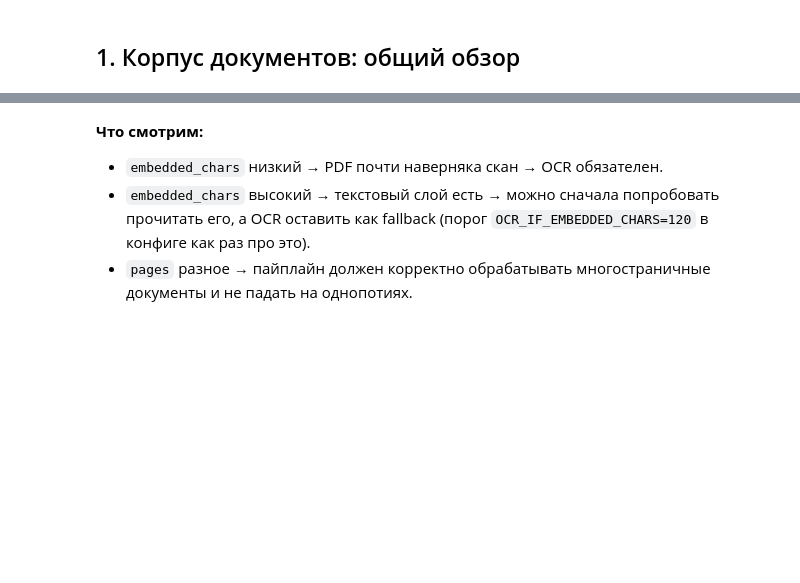
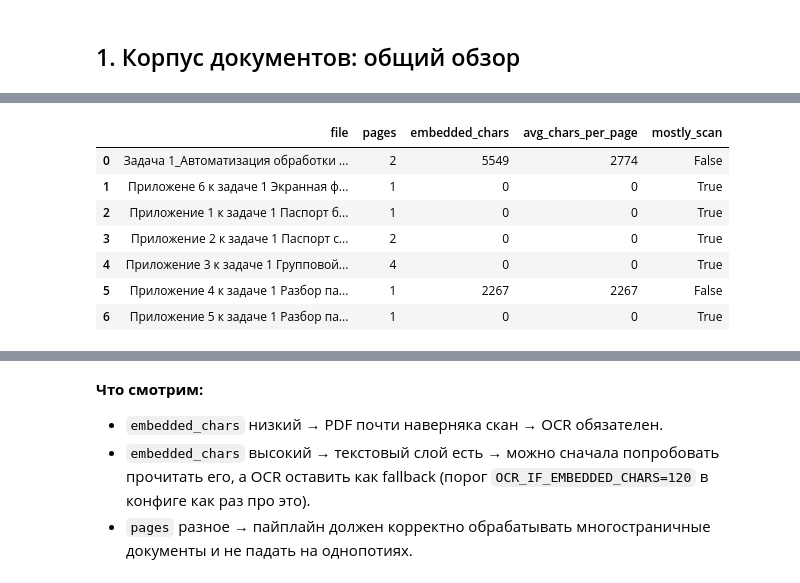
Before and after one commit to GrafZLaa/aie_project_Bukhna, a Jupyter notebook: project/notebooks/01_eda.ipynb, the cells around one changed output, grey strips where cells are left out. Cells and saved outputs as stored; diff of their text form; code cells hidden in the pictures; blank space fills up the shorter version.

```diff
--- a/project/notebooks/01_eda.ipynb
+++ b/project/notebooks/01_eda.ipynb
@@ -39,19 +82,30 @@ for d in docs:
 # %%
 import fitz  # PyMuPDF
+
+OCR_THRESHOLD = 120  # из конфига: OCR_IF_EMBEDDED_CHARS
 
 rows = []
 for path in docs:
     pdf = fitz.open(str(path))
     pages = pdf.page_count
     embedded_chars = sum(len((pdf[i].get_text('text') or '').strip()) for i in range(pages))
     pdf.close()
     rows.append({
         'file': path.name,
         'pages': pages,
         'embedded_chars': embedded_chars,
         'avg_chars_per_page': embedded_chars // max(1, pages),
-        'mostly_scan': embedded_chars < 120 * pages,
+        'mostly_scan': embedded_chars < OCR_THRESHOLD * pages,
     })
 
-for r in rows:
-    print(r)
+structure_df = pd.DataFrame(rows)
+structure_df
+# %% [output]
+|  | file | pages | embedded_chars | avg_chars_per_page | mostly_scan |
+| 0 | Задача 1_Автоматизация обработки ... | 2 | 5549 | 2774 | False |
+| 1 | Приложене 6 к задаче 1 Экранная ф... | 1 | 0 | 0 | True |
+| 2 | Приложение 1 к задаче 1 Паспорт б... | 1 | 0 | 0 | True |
+| 3 | Приложение 2 к задаче 1 Паспорт с... | 2 | 0 | 0 | True |
+| 4 | Приложение 3 к задаче 1 Групповой... | 4 | 0 | 0 | True |
+| 5 | Приложение 4 к задаче 1 Разбор па... | 1 | 2267 | 2267 | False |
+| 6 | Приложение 5 к задаче 1 Разбор па... | 1 | 0 | 0 | True |
```
Also changed, not shown: parts of 10 cells of this notebook.
